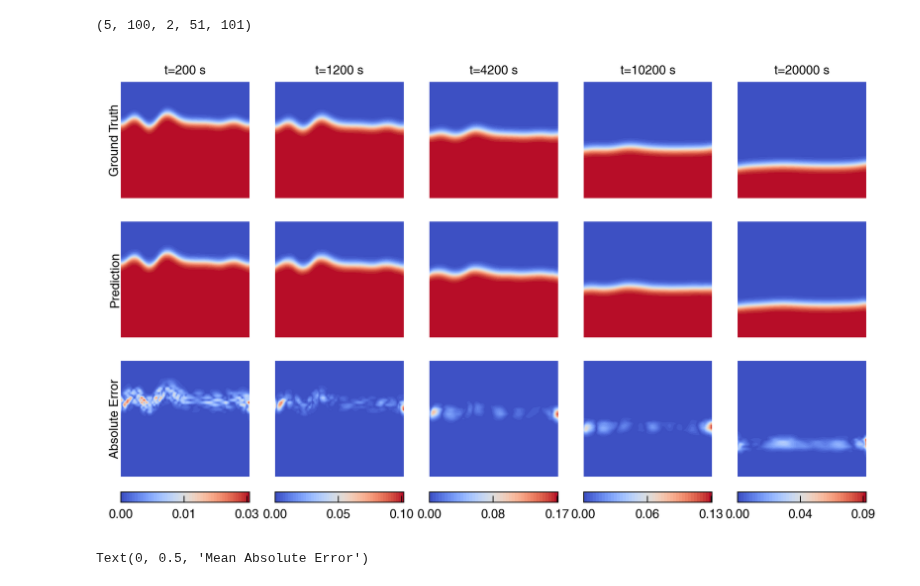
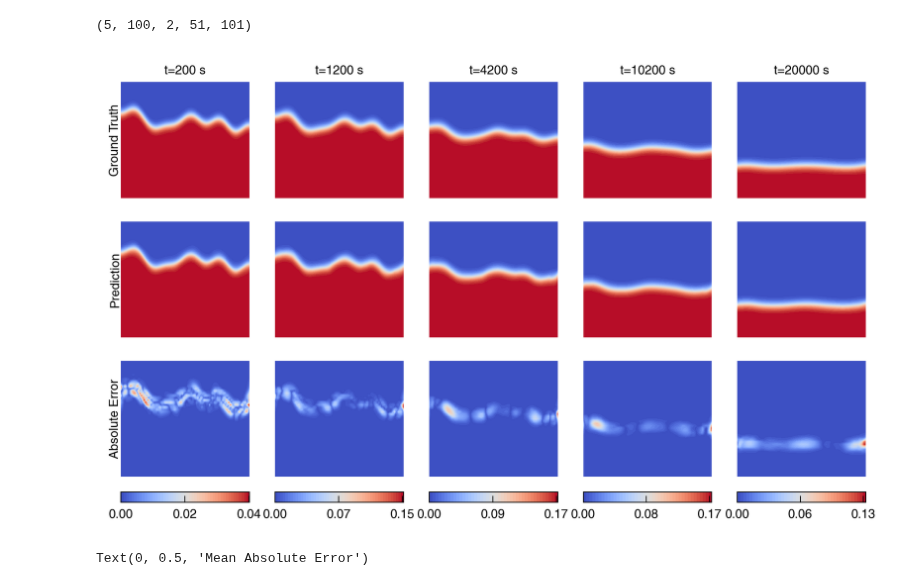
Before and after one commit to NanxiiChen/PF-PINO, a Jupyter notebook: corrosion2d/eval.ipynb, the cells around one changed output. Saved outputs shown, nothing was run; the diff lists cells and outputs as text; code cells hidden in the pictures.

```diff
--- a/corrosion2d/eval.ipynb
+++ b/corrosion2d/eval.ipynb
@@ -183,40 +183,40 @@ y_test.shape
 idxs = [0, 5, 20, 50, 99,]
 meshesx = meshes[0]
 meshesy = meshes[1]
-example_th = 0
+example_th = 4
 fig, axes = plt.subplots(3, len(idxs), figsize=(1.5 * len(idxs), 4))
 for i, idx in enumerate(idxs):
     ax = axes[0, i]
     ax.contourf(meshesx, meshesy, y_test[example_th, idx, 0, :, :], levels=50, cmap='coolwarm')
     if i == 0:
         ax.text(0., 0.5, "Ground Truth", ha="right", va="center", transform=ax.transAxes, rotation=90)
     # ax.set_title(f"Ground Truth t={int((idx+1)*dt*configs.Tc)} s")
     ax.set_axis_off()
     ax.text(0.5, 1.05, f"t={int((idx+1)*dt*configs.Tc)} s", ha="center", va="bottom", transform=ax.transAxes)
 
     ax = axes[1, i]
     ax.contourf(meshesx, meshesy, u_preds[example_th, idx, 0, :, :], levels=50, cmap='coolwarm')
     if i == 0:
         ax.text(0., 0.5, "Prediction", ha="right", va="center", transform=ax.transAxes, rotation=90)
     ax.set_axis_off()
 
     ax = axes[2, i]
     diff = jnp.abs(y_test[example_th, idx, 0, :, :] - u_preds[example_th, idx, 0, :, :])
     diff_ax = ax.contourf(meshesx, meshesy, diff, levels=50, cmap='coolwarm')
     if i == 0:
         ax.text(0., 0.5, "Absolute Error", ha="right", va="center", transform=ax.transAxes, rotation=90)
     ax.set_axis_off()
 
     # add a ax_bar at the bottom of the figure
     ax_bar = fig.add_axes([ax.get_position().x0,
                            ax.get_position().y0 - 0.05,
                            ax.get_position().width,
                            0.02])
     # fewer ticks on colorbar with 2 precision
     fig.colorbar(diff_ax, cax=ax_bar, orientation='horizontal',
                  format='%.2f', ticks=jnp.linspace(0, jnp.max(diff), num=3))
 # %% [output]
-[figure, old version]
+[figure, new version]
 # %%
 diffs = jnp.abs(y_test[:, :, 0, :, :] - u_preds[:, :, 0, :, :])
 diffs = jnp.mean(diffs, axis=(2,3))  # (num_test, num_time_steps)
```
Also changed, not shown: parts of 1 cell of this notebook, 1 other file.
